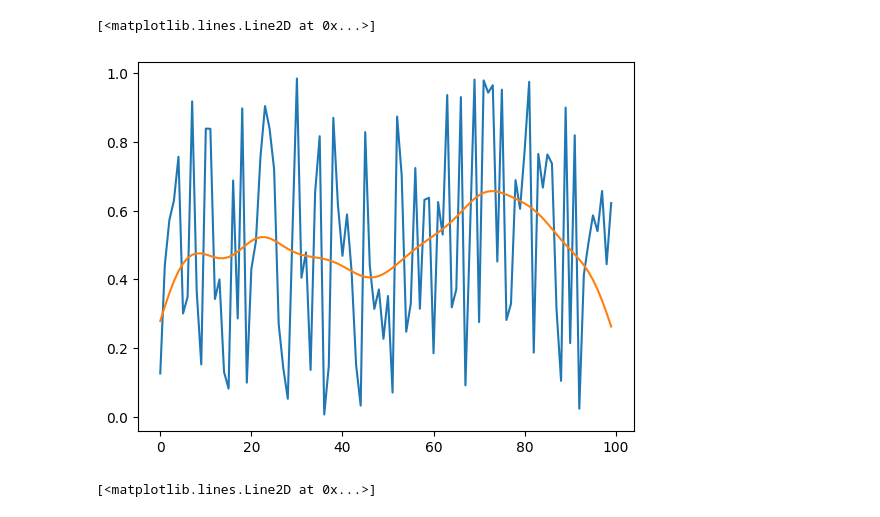
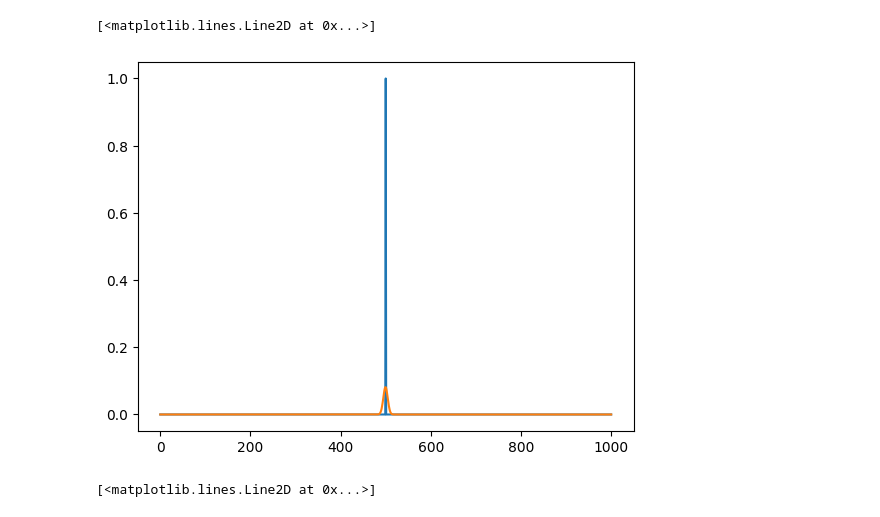
Before and after one commit to wision-lab/visionsim, a Jupyter notebook: visionsim/emulate/aspc/examples/backprop.ipynb, the cells around one changed output. Drawn from its saved outputs; the diff is of its cells as text; code cells hidden in the pictures.

```diff
--- a/visionsim/emulate/aspc/examples/backprop.ipynb
+++ b/visionsim/emulate/aspc/examples/backprop.ipynb
@@ -1,29 +1,31 @@
 # %%
 import torch
 from torch import nn
 from torch.optim import lr_scheduler
 import matplotlib.pyplot as plt
 import torch.nn.functional as F
 
 # torch.manual_seed(0)
 # kernel = torch.randn(1, 1, 10).abs()
 # give me a gaussian kernel
 x = torch.linspace(0, 1, 50)
 mu = 0.5
 sigma = 0.1
 kernel = torch.exp(-0.5 * ((x - mu) / sigma) ** 2)
 kernel = kernel / kernel.sum()
 # conv1d expects weight shape [out_channels, in_channels, kernel_size]
 kernel = kernel.view(1, 1, -1)
-rates = torch.rand(1, 1, 100)
+# rates = torch.rand(1, 1, 1000)
+# conv1d expects input shape [batch, channels, length]
+rates = torch.tensor([0.0] * 500 + [1.0] + [0.0] * 500).view(1, 1, -1)
 
 hist = torch.nn.functional.conv1d(rates, kernel, padding="same")
 
 plt.plot(rates.numpy().squeeze())
 plt.plot(hist.numpy().squeeze())
 # %% [output]
 [<matplotlib.lines.Line2D at 0x...>]
-[figure, old version]
+[figure, new version]
 # %%
 plt.plot(kernel.numpy().squeeze())
 # %% [output]
```
Also changed, not shown: parts of 2 cells of this notebook, 4 other files.
